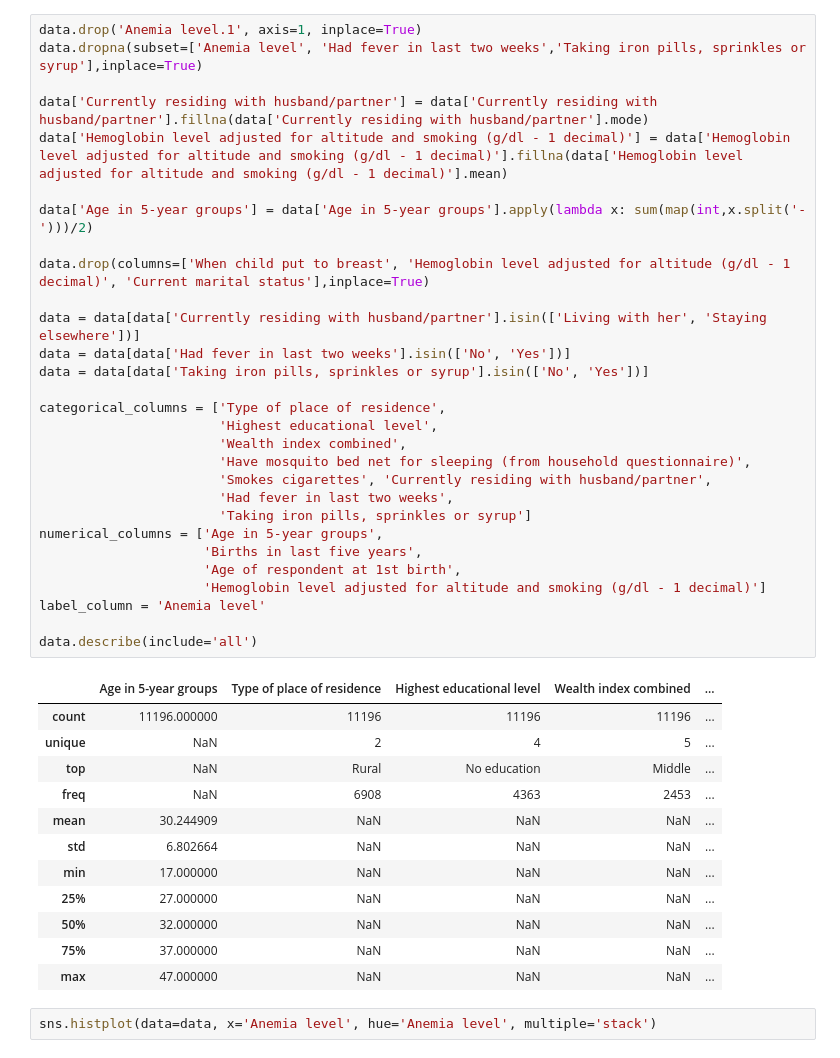
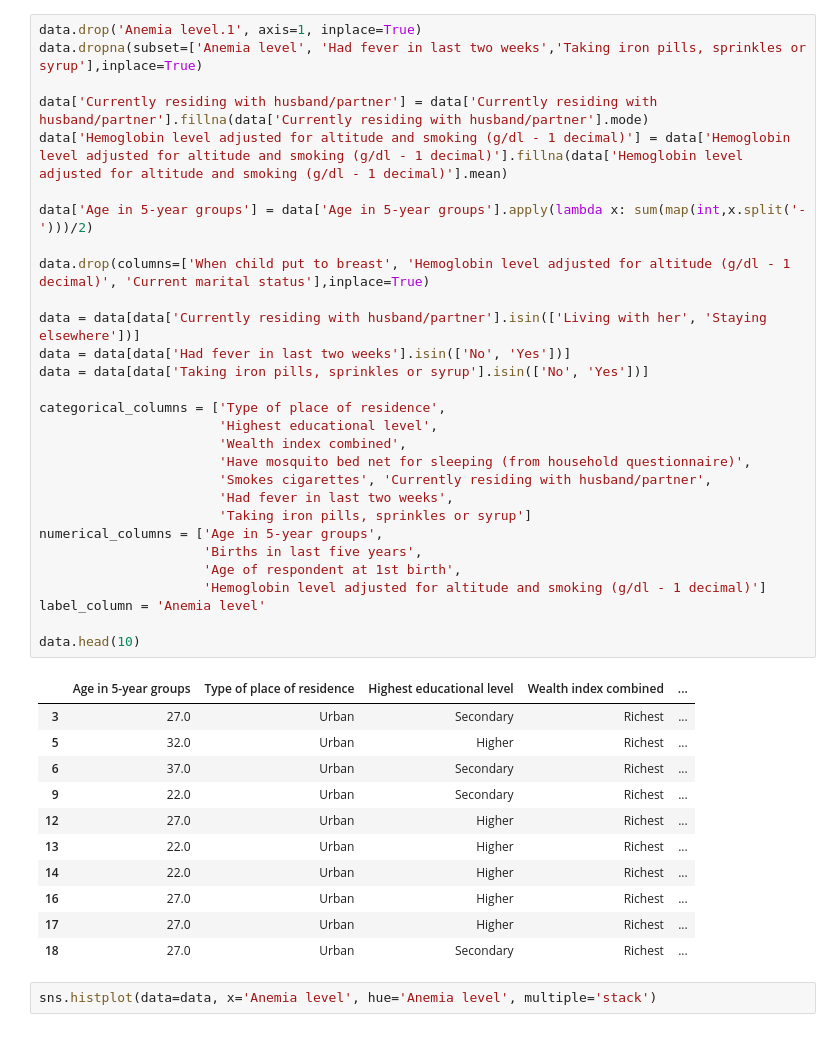
Before and after one commit to Ponynie/IntroDMLabChula, a Jupyter notebook: Final_Project/Traning_Anemia.ipynb, the cells around one changed output. Cells and saved outputs as stored; diff of their text form.

```diff
--- a/Final_Project/Traning_Anemia.ipynb
+++ b/Final_Project/Traning_Anemia.ipynb
@@ -30,45 +29,44 @@ data.describe(include='all')
 # %%
 data.drop('Anemia level.1', axis=1, inplace=True)
 data.dropna(subset=['Anemia level', 'Had fever in last two weeks','Taking iron pills, sprinkles or syrup'],inplace=True)
 
 data['Currently residing with husband/partner'] = data['Currently residing with husband/partner'].fillna(data['Currently residing with husband/partner'].mode)
 data['Hemoglobin level adjusted for altitude and smoking (g/dl - 1 decimal)'] = data['Hemoglobin level adjusted for altitude and smoking (g/dl - 1 decimal)'].fillna(data['Hemoglobin level adjusted for altitude and smoking (g/dl - 1 decimal)'].mean)
 
 data['Age in 5-year groups'] = data['Age in 5-year groups'].apply(lambda x: sum(map(int,x.split('-')))/2)
 
 data.drop(columns=['When child put to breast', 'Hemoglobin level adjusted for altitude (g/dl - 1 decimal)', 'Current marital status'],inplace=True)
 
 data = data[data['Currently residing with husband/partner'].isin(['Living with her', 'Staying elsewhere'])]
 data = data[data['Had fever in last two weeks'].isin(['No', 'Yes'])]
 data = data[data['Taking iron pills, sprinkles or syrup'].isin(['No', 'Yes'])]
 
 categorical_columns = ['Type of place of residence',
                        'Highest educational level',
                        'Wealth index combined',
                        'Have mosquito bed net for sleeping (from household questionnaire)',
                        'Smokes cigarettes', 'Currently residing with husband/partner',
                        'Had fever in last two weeks',
                        'Taking iron pills, sprinkles or syrup']
 numerical_columns = ['Age in 5-year groups',
                      'Births in last five years',
                      'Age of respondent at 1st birth',
                      'Hemoglobin level adjusted for altitude and smoking (g/dl - 1 decimal)']
 label_column = 'Anemia level'
 
-data.describe(include='all')
+data.head(10)
 # %% [output]
 |  | Age in 5-year groups | Type of place of residence | Highest educational level | Wealth index combined | ... |
-| count | 11196.000000 | 11196 | 11196 | 11196 | ... |
-| unique | NaN | 2 | 4 | 5 | ... |
-| top | NaN | Rural | No education | Middle | ... |
-| freq | NaN | 6908 | 4363 | 2453 | ... |
-| mean | 30.244909 | NaN | NaN | NaN | ... |
-| std | 6.802664 | NaN | NaN | NaN | ... |
-| min | 17.000000 | NaN | NaN | NaN | ... |
-| 25% | 27.000000 | NaN | NaN | NaN | ... |
-| 50% | 32.000000 | NaN | NaN | NaN | ... |
-| 75% | 37.000000 | NaN | NaN | NaN | ... |
-| max | 47.000000 | NaN | NaN | NaN | ... |
+| 3 | 27.0 | Urban | Secondary | Richest | ... |
+| 5 | 32.0 | Urban | Higher | Richest | ... |
+| 6 | 37.0 | Urban | Secondary | Richest | ... |
+| 9 | 22.0 | Urban | Secondary | Richest | ... |
+| 12 | 27.0 | Urban | Higher | Richest | ... |
+| 13 | 22.0 | Urban | Higher | Richest | ... |
+| 14 | 22.0 | Urban | Higher | Richest | ... |
+| 16 | 27.0 | Urban | Higher | Richest | ... |
+| 17 | 27.0 | Urban | Higher | Richest | ... |
+| 18 | 27.0 | Urban | Secondary | Richest | ... |
 # %%
 sns.histplot(data=data, x='Anemia level', hue='Anemia level', multiple='stack')
 # %% [output]
```
Also changed, not shown: parts of 8 cells of this notebook, 5 other files.
